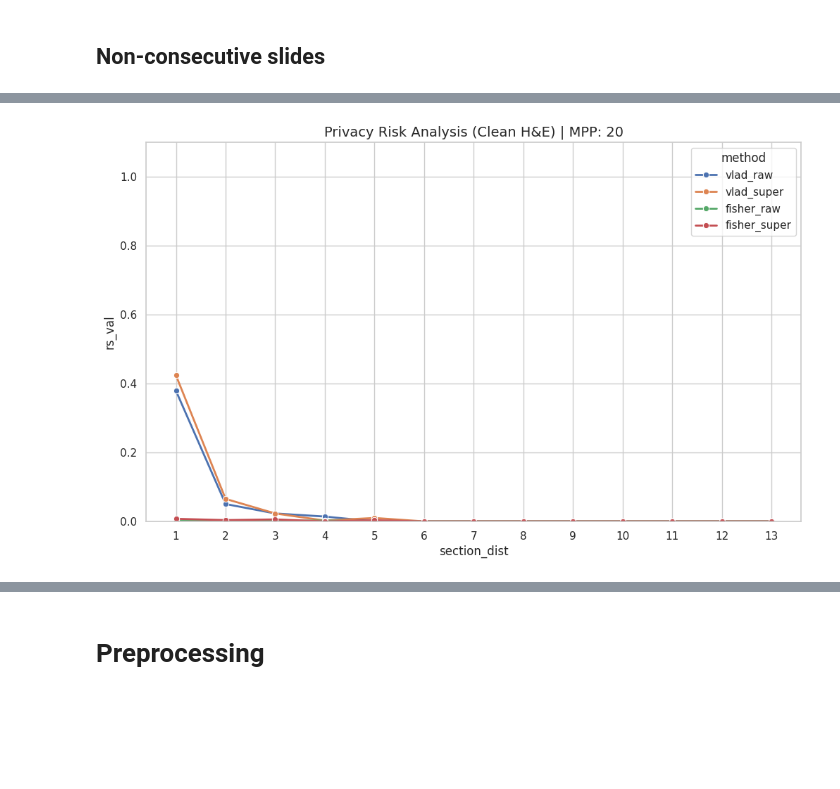
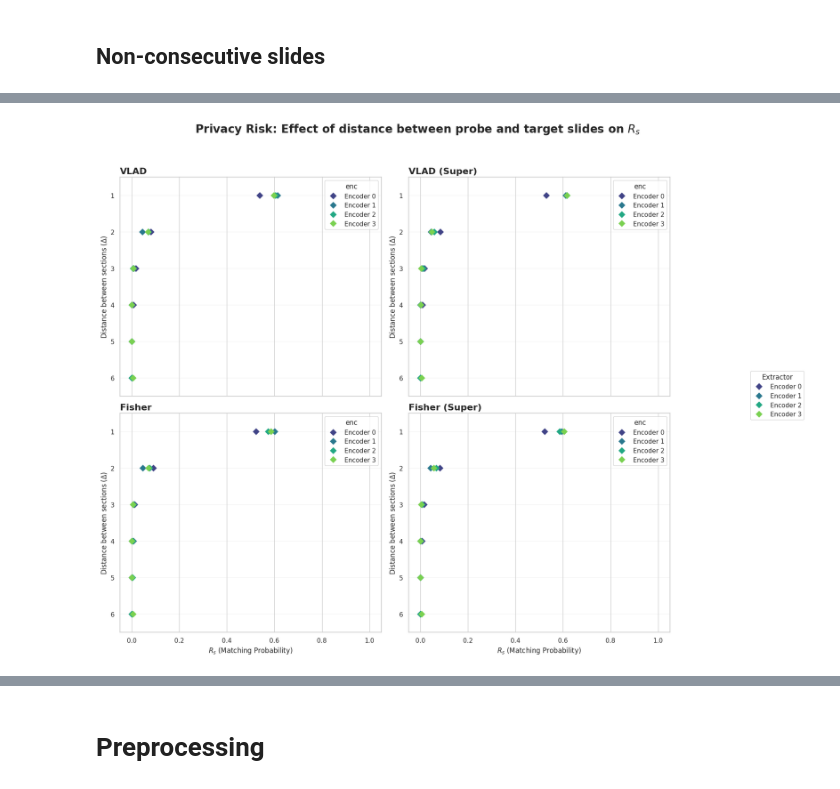
Before and after one commit to RationAI/similarity, a Jupyter notebook: examples/analyze.ipynb, the cells around one changed output, grey strips where cells are left out. Saved outputs shown, nothing was run; the diff lists cells and outputs as text; code cells hidden in the pictures; blank space fills up the shorter version.

Commit message:
feat: enhanced analyze and slide embeddings

```diff
--- a/examples/analyze.ipynb
+++ b/examples/analyze.ipynb
@@ -519,5 +664,17 @@ plt.show()
 # %% [markdown]
 ## Non-consecutive slides
+# %%
+enc = ["0", "1", "2", "3"]
+mpp = ["10"]
+
+emb_cols = [
+    "vlad_default",
+    "vlad_default_super",
+    "fisher_default",
+    "fisher_default_super",
+]
+
+types = ["enhanced_slides_v4"]
 # %%
 import pandas as pd
 import numpy as np
@@ -599,14 +756,12 @@ def get_decay_stats_from_clean_df(df_clean, embs_all, method_label, mpp_label, e
 
 # --- 3. HLAVNÍ PROCES ---
 all_results = []
-mpp_list = ["20", "10", "05"]
-emb_cols = ["vlad_raw", "vlad_super", "fisher_raw", "fisher_super"]
 
-for m in mpp_list:
-    path = f"/data/fs201053/jb88526/privagams_enc1_mpp{m}_enhanced_slide_v3"
+for e in enc:
+    path = f"/data/fs201053/jb88526/privagams_enc{e}_mpp10_enhanced_slides_v4"
     if not os.path.exists(path): continue
 
-    print(f"Zpracovávám MPP {m}...")
+    print(f"Zpracovávám Encoder {e}...")
     table = pq.read_table(path)
     df_raw = table.to_pandas()
 
@@ -623,29 +778,74 @@ for m in mpp_list:
             })
 
     df_clean = pd.DataFrame(clean_rows)
-    df_clean.to_csv(f"cleaned_metadata_mpp{m}.csv", index=False)  # Uložení pro kontrolu
-    print(f"  -> Hotovo. Po filtraci zbylo {len(df_clean)} z {len(df_raw)} slidů.")
 
     if not df_clean.empty:
         for col in emb_cols:
             embs_all = np.array(df_raw[col].tolist())
-            stats = get_decay_stats_from_clean_df(df_clean, embs_all, col, m, "Encoder 2")
+            stats = get_decay_stats_from_clean_df(df_clean, embs_all, col, m, f"Encoder {e}")
             all_results.extend(stats)
 
-# --- 4. VYKRESLENÍ ---
+# --- 4. FINÁLNÍ VYKRESLENÍ (Vlož na konec skriptu) ---
+import matplotlib.pyplot as plt
+import seaborn as sns
+
 if all_results:
-    df_final = pd.DataFrame(all_results)
-    for mpp in df_final['mpp'].unique():
-        plt.figure(figsize=(12, 7))
-        sns.set_theme(style="whitegrid")
-        subset = df_final[df_final['mpp'] == mpp]
+    df_plot = pd.DataFrame(all_results)
 
-        plot = sns.lineplot(data=subset, x="section_dist", y="rs_val", hue="method", marker="o", linewidth=2)
+    # Mapování jmen metod pro titulky
+    nice_names = {
+        "vlad_default": "VLAD",
+        "vlad_default_super": "VLAD (Super)",
+        "fisher_default": "Fisher",
+        "fisher_default_super": "Fisher (Super)"
+    }
+    df_plot['method_label'] = df_plot['method'].map(nice_names).fillna(df_plot['method'])
 
-        plt.title(f"Privacy Risk Analysis (Clean H&E) | MPP: {mpp}", fontsize=14)
-        plt.ylim(0, 1.1)
-        plt.xticks(range(1, 14))
-        plt.show()
-else:
-    print("Žádná data k vykreslení.")
+    # Nastavení stylu
+    sns.set_theme(style="whitegrid")
+    fig, axes = plt.subplots(2, 2, figsize=(16, 14), sharex=True)
+    axes_flat = axes.flatten()
+
+    # Chceme jít od největší vzdálenosti nahoře po nejmenší dole (jako na tvém vzoru)
+    distances = sorted(df_plot['section_dist'].unique(), reverse=True)
+    # Omezíme to jen na zajímavou část (třeba prvních 6 vzdáleností), aby to nebylo moc dlouhé
+    plot_distances = [d for d in distances if d <= 6]
+
+    for i, m_name in enumerate(df_plot['method_label'].unique()):
+        ax = axes_flat[i]
+        subset = df_plot[(df_plot['method_label'] == m_name) & (df_plot['section_dist'].isin(plot_distances))]
+
+        # Vykreslení horizontálních linek a bodů
+        # Použijeme stripplot/pointplot pro efekt "pruhů"
+        sns.pointplot(
+            data=subset,
+            y="section_dist",
+            x="rs_val",
+            hue="enc",
+            join=False,          # Nechceme spojovat body mezi řádky
+            palette="viridis",
+            markers="D",         # Diamantové markery jako ve vzoru
+            scale=1.2,           # Velikost bodů
+            orient="h",          # Horizontální orientace
+            ax=ax
+        )
+
+        # Kosmetika jako na tvém vzoru
+        ax.set_title(f"{m_name}", fontsize=16, fontweight='bold', loc='left')
+        ax.set_ylabel("Distance between sections ($\Delta$)", fontsize=12)
+        ax.set_xlabel("$R_s$ (Matching Probability)" if i >= 2 else "")
+        ax.set_xlim(-0.05, 1.05)
+
+        # Přidání jemných horizontálních dělících čar
+        ax.yaxis.grid(True, linestyle='-', alpha=0.2)
+
+    # Legenda
+    handles, labels = axes_flat[0].get_legend_handles_labels()
+    fig.legend(handles, labels, title="Extractor", loc='center right', bbox_to_anchor=(1.1, 0.5), frameon=True)
+
+    plt.suptitle("Privacy Risk: Effect of distance between probe and target slides on $R_s$",
+                 fontsize=20, fontweight='bold', y=0.98)
+
+    plt.tight_layout(rect=[0, 0.03, 0.9, 0.95])
+    plt.show()
 # %% [output]
@@ -658 +873 @@ Zpracovávám MPP 05...
-[figure, old version]
+[figure, new version]
```
Also changed, not shown: parts of 6 cells of this notebook.
